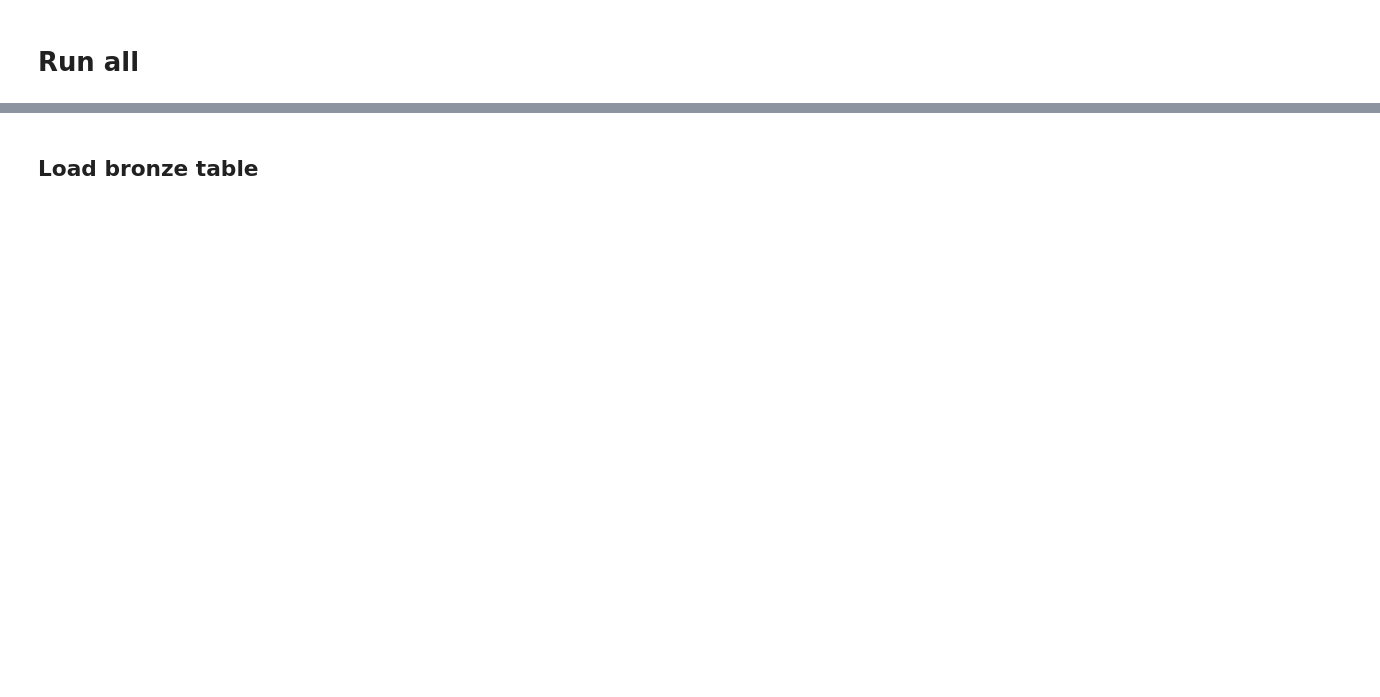
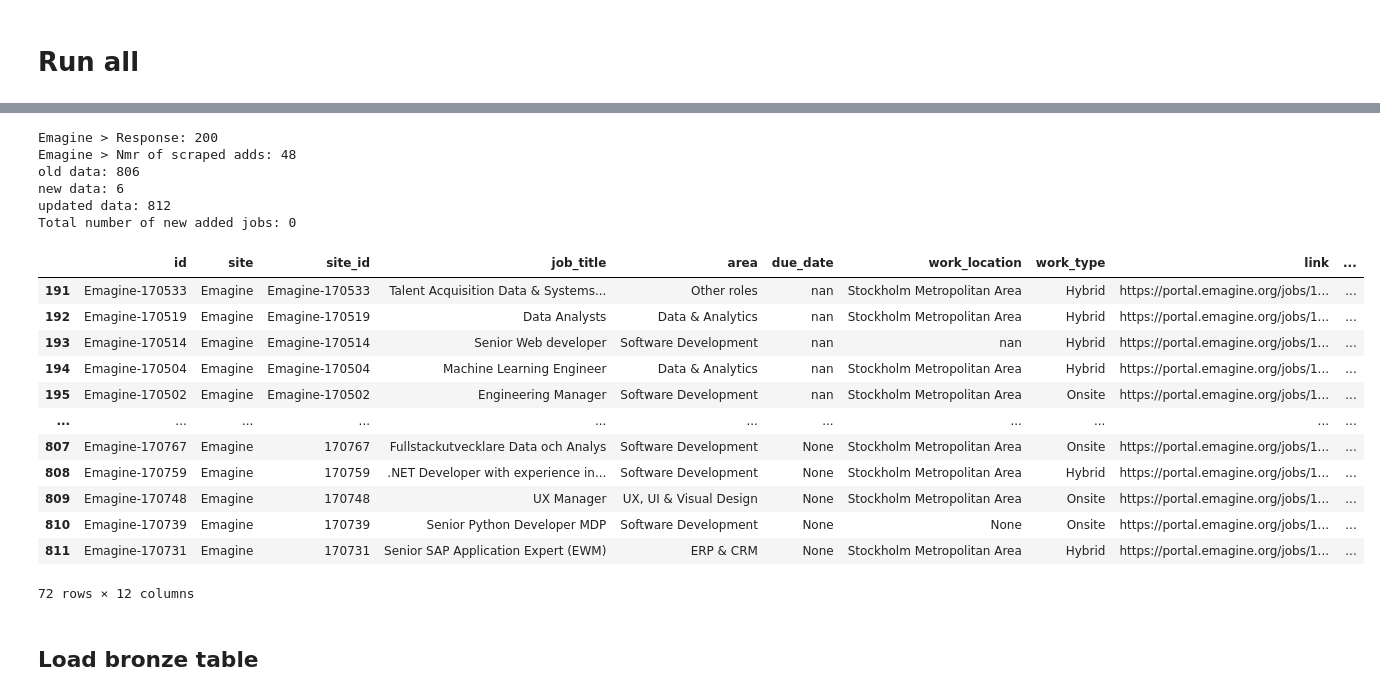
Before and after one commit to mimmitheresia/data_science-repo, a Jupyter notebook: jobscraping/notebooks/scrape_jobs.ipynb, the cells around one changed output, grey strips where cells are left out. Saved outputs shown, nothing was run; the diff lists cells and outputs as text; code cells hidden in the pictures; blank space fills up the shorter version.

```diff
--- a/jobscraping/notebooks/scrape_jobs.ipynb
+++ b/jobscraping/notebooks/scrape_jobs.ipynb
@@ -75,3 +65,76 @@ Total number of new added jobs: 0
+# %%
+import sys, os
+import pandas as pd
+sys.path.append(os.path.abspath(os.path.join(os.getcwd(), ".."))) # lägg till training i path
+from src.data_loader import load_local_data, unload_local_data
+from src.scrapers.abstract_scraper import AbstractScraper
+from src.scrapers.afry_scraper import AfryScraper
+from src.scrapers.aliant_scraper import AliantScraper
+from src.scrapers.asociety_scraper import ASocietyScraper
+from src.scrapers.cinode_scraper import CinodeScraper
+from src.scrapers.combitech_scraper import CombitechScraper
+from src.scrapers.emagine_scraper import EmagineScraper
+from src.scrapers.ework_scraper import EworkScraper
+from src.scrapers.itcnetwork_scraper import ITCNetworkScraper
+from src.scrapers.nikita_scraper import NikitaScraper
+from src.scrapers.profinder_scraper import ProfinderScraper
+from src.scrapers.regent_scraper import RegentScraper
+from src.scrapers.senterprise_scraper import SenterpriseScraper
+from src.scrapers.sigma_scraper import SigmaScraper
+from src.scrapers.tingent_scraper import TingentScraper
+from src.scrapers.upgraded_scraper import UpgradedScraper
+
+
+scrapers = [AfryScraper(), AliantScraper(), ASocietyScraper(), CinodeScraper(), CombitechScraper(), EmagineScraper(), EworkScraper(), ITCNetworkScraper(), NikitaScraper(), ProfinderScraper(), RegentScraper(), SenterpriseScraper(), SigmaScraper(), TingentScraper(), UpgradedScraper()]
+scrapers = [EmagineScraper()] #Cindoe
+#scrapers = []
+
+nr_ads_pre = len(load_local_data())
+
+for s in scrapers:
+    response = s.request_status()
+    job_payloads = s.extract_job_payloads(response)
+    scraped_data = s.scrape_all_jobs(job_payloads)
+
+    old_payload_data = load_local_data(file_name='jobs_payloads.csv')
+    old_bronze_data = load_local_data()
+    old_data = old_bronze_data.merge(old_payload_data, on="id")
+    print('old data:', len(old_data))
+
+    new_scraped_data = s.return_new_rows(scraped_data, old_bronze_data)
+    print('new data:', len(new_scraped_data))
+
+    updated_data = AbstractScraper.set_dtypes(pd.concat([old_data, new_scraped_data], ignore_index=True))
+    print('updated data:', len(updated_data))
+
+    updated_bronze_data = updated_data[AbstractScraper.bronze_columns]
+    updated_payload_data = updated_data[AbstractScraper.payload_columns]
+    #unload_local_data(updated_payload_data, file_name='jobs_payloads.csv')
+    #unload_local_data(updated_bronze_data)
+
+nr_ads_post = len(pd.read_csv('../data/bronze/jobs.csv'))
+print('Total number of new added jobs:', nr_ads_post-nr_ads_pre)
+updated_data.loc[updated_data['site'] ==s.site]
+# %% [output]
+Emagine > Response: 200
+Emagine > Nmr of scraped adds: 48
+old data: 806
+new data: 6
+updated data: 812
+Total number of new added jobs: 0
+|  | id | site | site_id | job_title | area | due_date | work_location | work_type | link | ... |
+| 191 | Emagine-170533 | Emagine | Emagine-170533 | Talent Acquisition Data & Systems... | Other roles | nan | Stockholm Metropolitan Area | Hybrid | https://portal.emagine.org/jobs/1... | ... |
+| 192 | Emagine-170519 | Emagine | Emagine-170519 | Data Analysts | Data & Analytics | nan | Stockholm Metropolitan Area | Hybrid | https://portal.emagine.org/jobs/1... | ... |
+| 193 | Emagine-170514 | Emagine | Emagine-170514 | Senior Web developer | Software Development | nan | nan | Hybrid | https://portal.emagine.org/jobs/1... | ... |
+| 194 | Emagine-170504 | Emagine | Emagine-170504 | Machine Learning Engineer | Data & Analytics | nan | Stockholm Metropolitan Area | Hybrid | https://portal.emagine.org/jobs/1... | ... |
+| 195 | Emagine-170502 | Emagine | Emagine-170502 | Engineering Manager | Software Development | nan | Stockholm Metropolitan Area | Onsite | https://portal.emagine.org/jobs/1... | ... |
+| ... | ... | ... | ... | ... | ... | ... | ... | ... | ... | ... |
+| 807 | Emagine-170767 | Emagine | 170767 | Fullstackutvecklare Data och Analys | Software Development | None | Stockholm Metropolitan Area | Onsite | https://portal.emagine.org/jobs/1... | ... |
+| 808 | Emagine-170759 | Emagine | 170759 | .NET Developer with experience in... | Software Development | None | Stockholm Metropolitan Area | Hybrid | https://portal.emagine.org/jobs/1... | ... |
+| 809 | Emagine-170748 | Emagine | 170748 | UX Manager | UX, UI & Visual Design | None | Stockholm Metropolitan Area | Onsite | https://portal.emagine.org/jobs/1... | ... |
+| 810 | Emagine-170739 | Emagine | 170739 | Senior Python Developer MDP | Software Development | None | None | Onsite | https://portal.emagine.org/jobs/1... | ... |
+| 811 | Emagine-170731 | Emagine | 170731 | Senior SAP Application Expert (EWM) | ERP & CRM | None | Stockholm Metropolitan Area | Hybrid | https://portal.emagine.org/jobs/1... | ... |
+72 rows × 12 columns
 # %%
 from playwright.sync_api import sync_playwright
 from bs4 import BeautifulSoup
```
Also changed, not shown: parts of 4 cells of this notebook, 20 other files.
